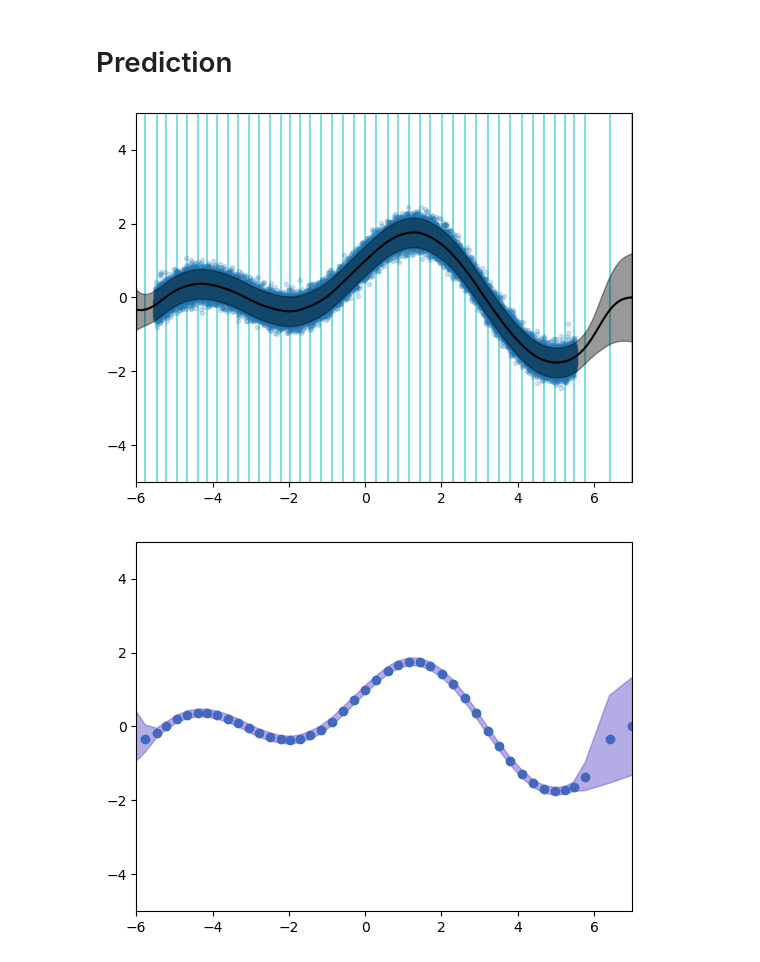
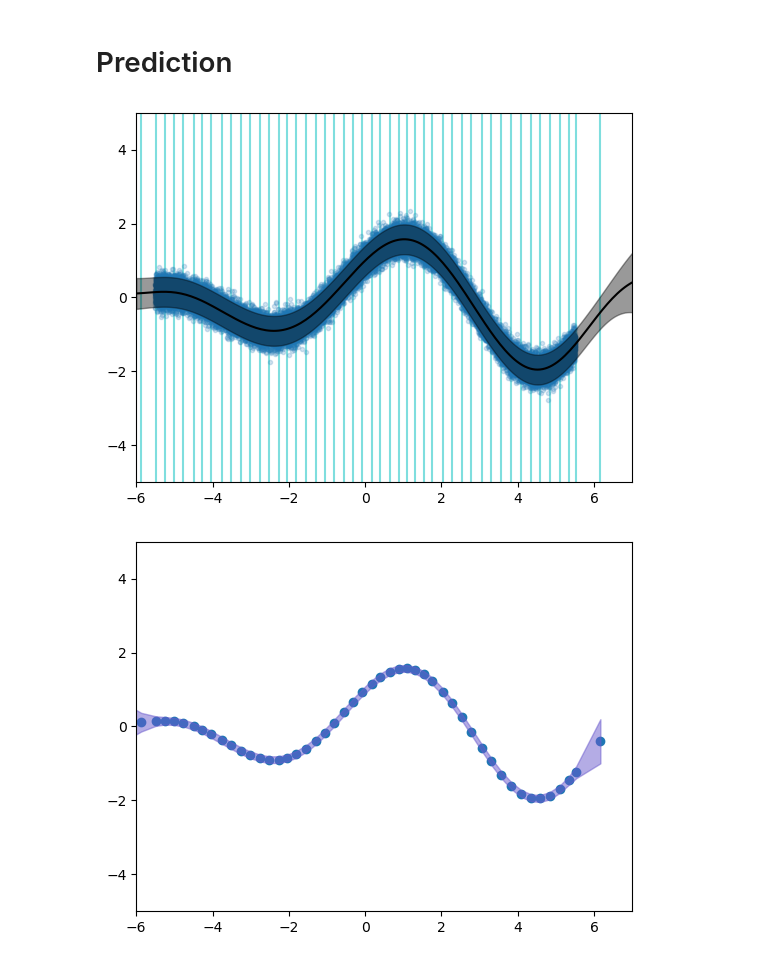
Before and after one commit to pymc-devs/pymcx, a Jupyter notebook: notebooks/gp-variational-stochastic.ipynb, the cells around one changed output. Drawn from its saved outputs; the diff is of its cells as text; code cells hidden in the pictures.

Commit message:
update, add scan fit

```diff
--- a/notebooks/gp-variational-stochastic.ipynb
+++ b/notebooks/gp-variational-stochastic.ipynb
@@ -43,7 +34,7 @@ noise = 0.2
 
 low, high = -5.5, 5.5
 x = np.sort(np.random.uniform(low, high, n_data))
-f = lambda x: np.sin(1 * x) + np.cos(0.5 * x)
+f = lambda x: np.sin(1 * x) + np.cos(0.75 * x)
 signal = f(x)
 y = signal + noise * np.random.randn(n_data)
 
@@ -60,11 +51,11 @@ with pm.Model() as model:
     pm.Data("X", np.asarray(X))
     pm.Data("y", np.asarray(y))
 
-    eta = pm.Exponential("eta", scale=1.0)
-    ell = pm.HalfFlat("ell")
+    eta = pm.Exponential("eta", scale=5.0)
+    ell = pm.InverseGamma("ell", mu=1.0, sigma=1.0, initval=0.25)
     cov_func = eta**2 * pm.gp.cov.ExpQuad(1, ls=ell)
 
-    c = pm.Exponential("c", scale=10)
+    c = pm.Exponential("c", scale=5)
     mean_func = pm.gp.mean.Constant(c)
 
     n_inducing = 50
@@ -72,7 +63,7 @@ with pm.Model() as model:
     z_init = pm.gp.util.kmeans_inducing_points(n_inducing, np.asarray(X))
     z_init = np.sort(z_init, axis=0)
 
-    sigma = pm.Exponential("sigma", scale=10)
+    sigma = pm.Exponential("sigma", scale=5.0)
 
     batch_size = 1024
     svgp = SVGP(
@@ -94,16 +85,18 @@ with model:
     schedule = optax.warmup_cosine_decay_schedule(
         init_value=0.0,
         peak_value=0.025,
-        warmup_steps=200,
-        decay_steps=10_000,
-        end_value=1e-5,
+        warmup_steps=300,
+        decay_steps=5000,
+        end_value=3e-4,
     )
+
+    n_steps = 10_000
     plt.plot(schedule(np.arange(n_steps)))
     plt.show()
 
     optimizer = optax.adam(learning_rate=schedule)
 
-    n_steps = 25_000
+    #params, history = svgp.fit_scan(X, y, optimizer, num_iters=n_steps)
     params, history = svgp.fit(X, y, optimizer, params=params, n_steps=n_steps)
 
 var_names = model.initial_point().keys()
@@ -129,30 +122,32 @@ t = np.linspace(-6, 7, 200)[:, None]
 sigma = results["sigma"] # or set sigma = None to not have likelihood noise
 
 with model:
-    f_predict = svgp.compile_pred_func_sd(sigma=sigma)
+    f_predict = svgp.compile_pred_func(sigma=sigma, diag=True)
 # %%
-mu, sd = f_predict(t, result)
+mu, var = f_predict(t, result)
+mu = mu.squeeze()
+sd = np.sqrt(var).squeeze()
 
 plt.plot(x, y, '.', zorder=0, alpha=0.2);
 plt.plot(t.flatten(), mu, color="k");
 plt.fill_between(t.flatten(), mu - 2*sd, mu + 2*sd, color="k", alpha=0.4, zorder=1);
 plt.xlim([-6, 7]);
 plt.ylim([-5, 5]);
 
-z = results["inducing_inputs"].flatten()
+z = results["z"].flatten()
 for z_ in z:
     plt.axvline(x=z_, color="c", zorder=-2, alpha=0.5)
 # %% [output]
-[figure, old version]
+[figure, new version]
 # %%
 mu = results["variational_mean"].flatten()
 plt.scatter(z, mu);
 
-L = pm.expand_packed_triangular(n=50, packed=pt.as_tensor(results["vrc"])).eval()
+L = pm.expand_packed_triangular(n=n_inducing, packed=pt.as_tensor(results["vrc"])).eval()
 Sigma = L.dot(L.T)
 sd = np.sqrt(np.diag(Sigma))
 plt.fill_between(z, mu - 2*sd, mu + 2*sd, color="slateblue", alpha=0.5);
 plt.xlim([-6, 7]);
 plt.ylim([-5, 5]);
 # %% [output]
-[figure, old version]
+[figure, new version]
```
Also changed, not shown: parts of 10 cells of this notebook, 2 other files.
